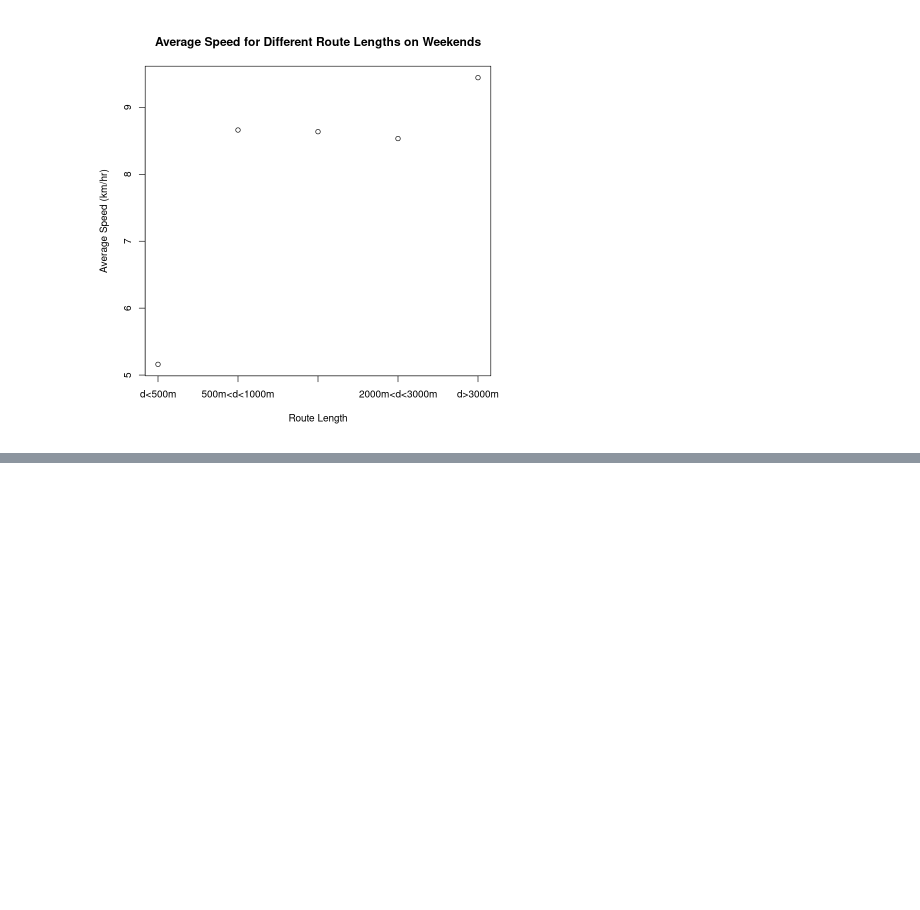
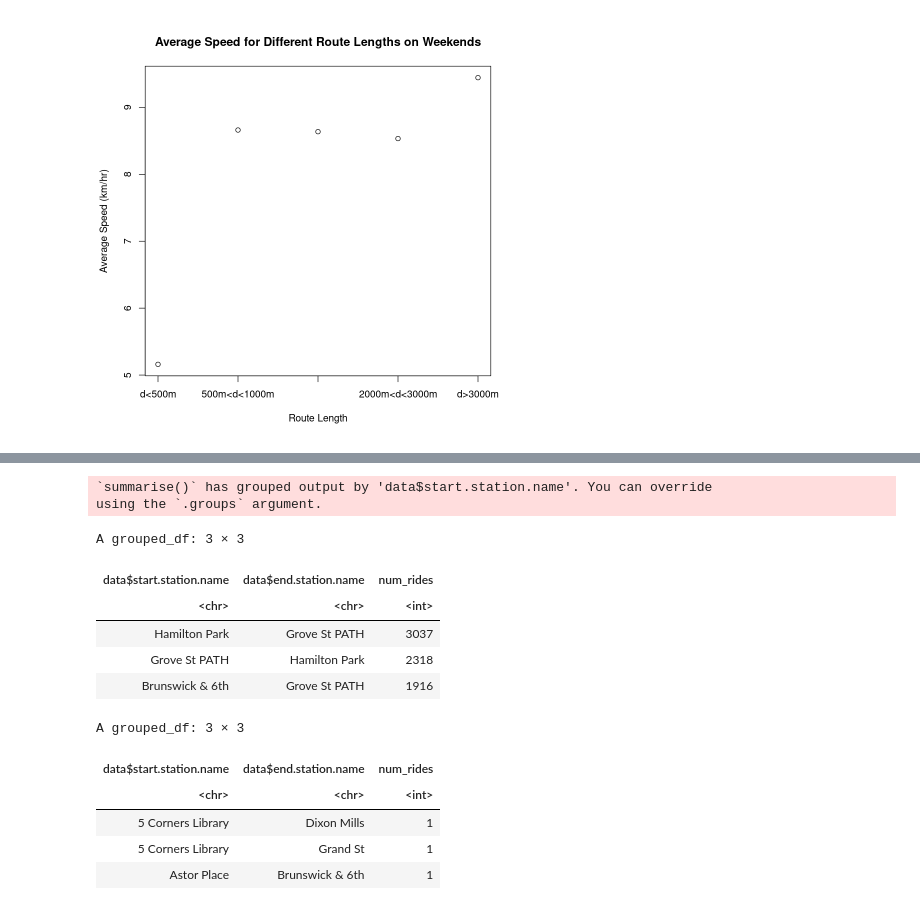
Before and after one commit to FedericoBraidi/ASPA, a Jupyter notebook: Federico_Braidi_Rlab01.ipynb, the cells around one changed output, grey strips where cells are left out. Saved outputs shown, nothing was run; the diff lists cells and outputs as text; code cells hidden in the pictures; blank space fills up the shorter version.

```diff
--- a/Federico_Braidi_Rlab01.ipynb
+++ b/Federico_Braidi_Rlab01.ipynb
@@ -253,0 +297,24 @@ axis(1, at = 1:length(route_length), labels = route_length)     #graph too small
+# %%
+#8.3 Find the three most and least common routes
+prova <- data %>%
+        group_by(data$start.station.name,data$end.station.name) %>%
+        summarize(num_rides = n())
+
+#prova
+prova[order(prova$num_rides, decreasing = TRUE), ][1:3,]
+prova[order(prova$num_rides, decreasing = FALSE), ][1:3,]
+# %% [output]
+`summarise()` has grouped output by 'data$start.station.name'. You can override
+using the `.groups` argument.
+A grouped_df: 3 × 3
+| data$start.station.name | data$end.station.name | num_rides |
+| <chr> | <chr> | <int> |
+| Hamilton Park | Grove St PATH | 3037 |
+| Grove St PATH | Hamilton Park | 2318 |
+| Brunswick & 6th | Grove St PATH | 1916 |
+A grouped_df: 3 × 3
+| data$start.station.name | data$end.station.name | num_rides |
+| <chr> | <chr> | <int> |
+| 5 Corners Library | Dixon Mills | 1 |
+| 5 Corners Library | Grand St | 1 |
+| Astor Place | Brunswick & 6th | 1 |
```
Also changed, not shown: parts of 4 cells of this notebook, 1 other file.
